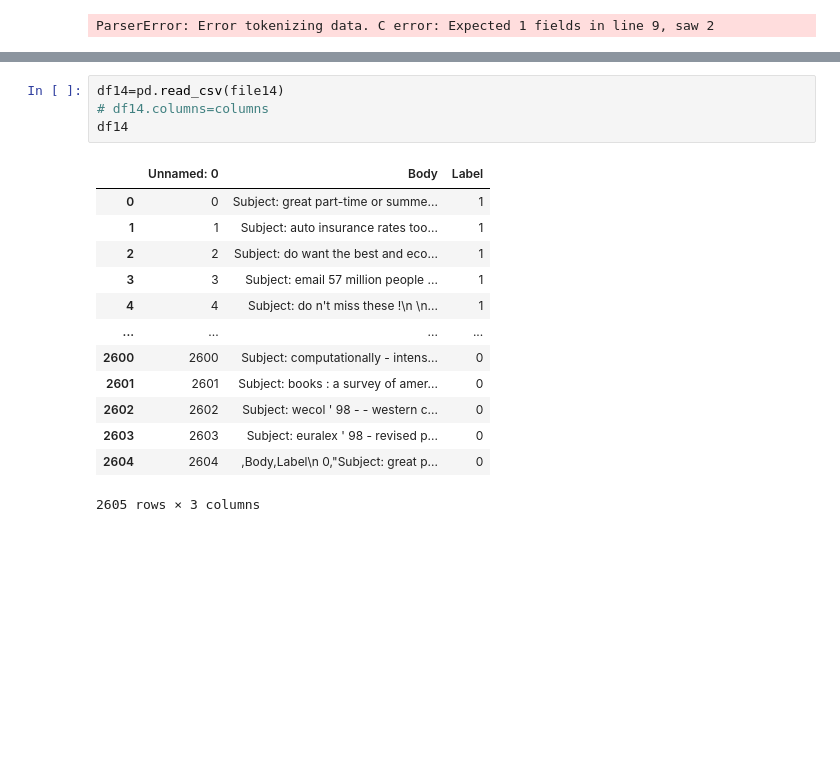
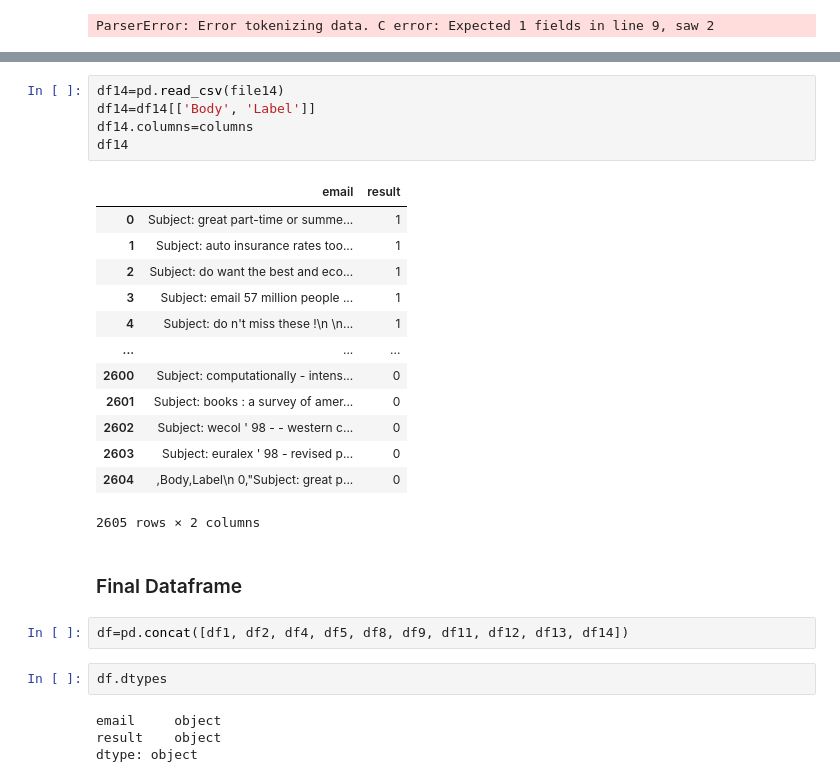
Before and after one commit to code-legand/spam_filter, a Jupyter notebook: data_extract.ipynb, the cells around one changed output, grey strips where cells are left out. Drawn from its saved outputs; the diff is of its cells as text; blank space fills up the shorter version.

```diff
--- a/data_extract.ipynb
+++ b/data_extract.ipynb
@@ -223,18 +273,29 @@ df13
 # %%
 df14=pd.read_csv(file14)
-# df14.columns=columns
+df14=df14[['Body', 'Label']]
+df14.columns=columns
 df14
 # %% [output]
-|  | Unnamed: 0 | Body | Label |
-| 0 | 0 | Subject: great part-time or summe... | 1 |
-| 1 | 1 | Subject: auto insurance rates too... | 1 |
-| 2 | 2 | Subject: do want the best and eco... | 1 |
-| 3 | 3 | Subject: email 57 million people ... | 1 |
-| 4 | 4 | Subject: do n't miss these !\n \n... | 1 |
-| ... | ... | ... | ... |
-| 2600 | 2600 | Subject: computationally - intens... | 0 |
-| 2601 | 2601 | Subject: books : a survey of amer... | 0 |
-| 2602 | 2602 | Subject: wecol ' 98 - - western c... | 0 |
-| 2603 | 2603 | Subject: euralex ' 98 - revised p... | 0 |
-| 2604 | 2604 | ,Body,Label\n 0,"Subject: great p... | 0 |
+|  | email | result |
+| 0 | Subject: great part-time or summe... | 1 |
+| 1 | Subject: auto insurance rates too... | 1 |
+| 2 | Subject: do want the best and eco... | 1 |
+| 3 | Subject: email 57 million people ... | 1 |
+| 4 | Subject: do n't miss these !\n \n... | 1 |
+| ... | ... | ... |
+| 2600 | Subject: computationally - intens... | 0 |
+| 2601 | Subject: books : a survey of amer... | 0 |
+| 2602 | Subject: wecol ' 98 - - western c... | 0 |
+| 2603 | Subject: euralex ' 98 - revised p... | 0 |
+| 2604 | ,Body,Label\n 0,"Subject: great p... | 0 |
-2605 rows × 3 columns
+2605 rows × 2 columns
+# %% [markdown]
+### Final Dataframe
+# %%
+df=pd.concat([df1, df2, df4, df5, df8, df9, df11, df12, df13, df14])
+# %%
+df.dtypes
+# %% [output]
+email     object
+result    object
+dtype: object
```
Also changed, not shown: parts of 23 cells of this notebook, 3 other files.
